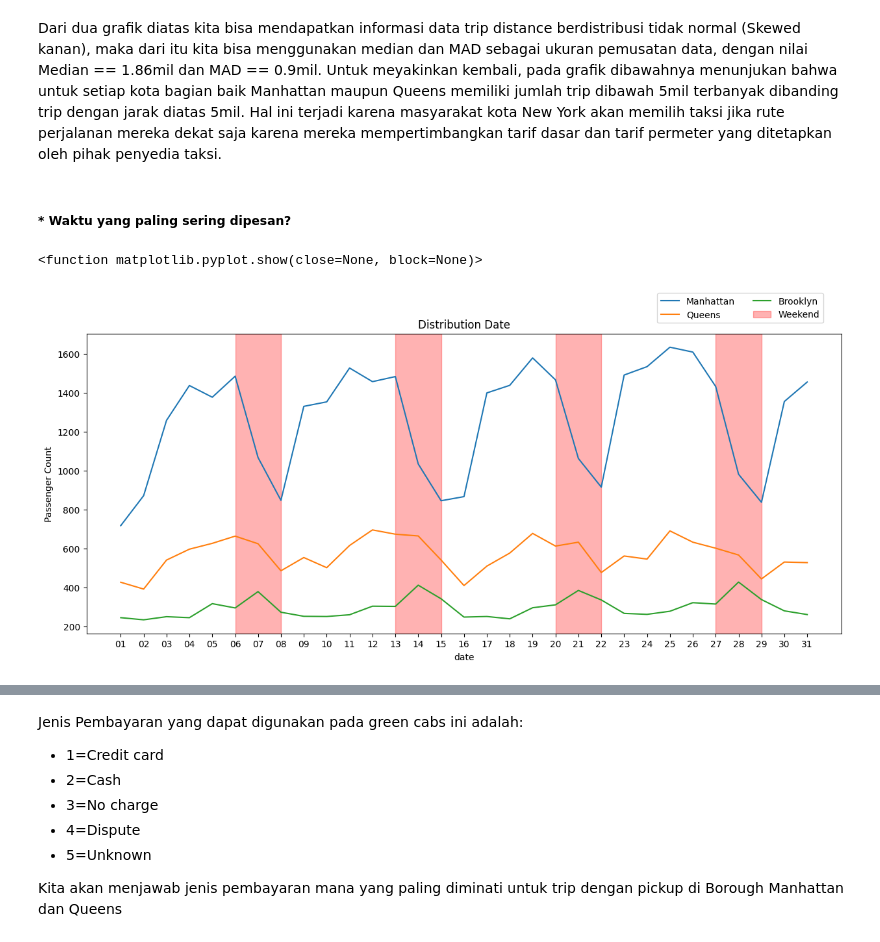
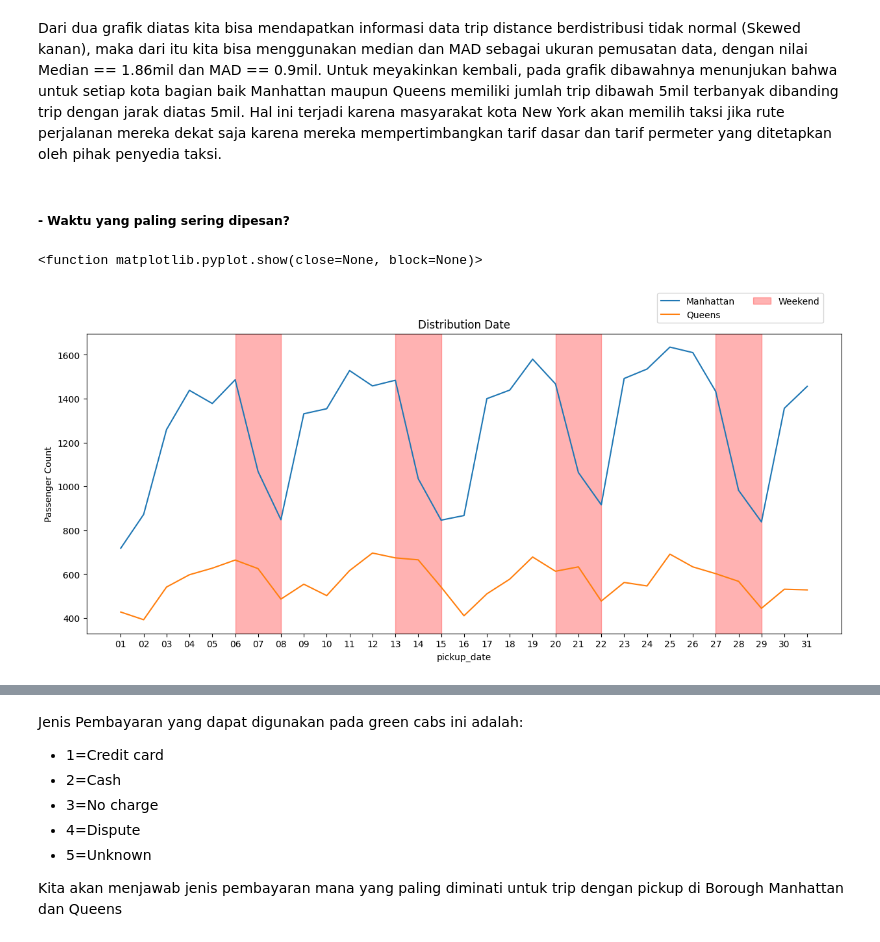
Before and after one commit to fathurizkym/ecommerce_churn_analysis, a Jupyter notebook: notebooks/Data_Analysis.ipynb, the cells around one changed output, grey strips where cells are left out. Drawn from its saved outputs; the diff is of its cells as text; code cells hidden in the pictures.

```diff
--- a/notebooks/Data_Analysis.ipynb
+++ b/notebooks/Data_Analysis.ipynb
@@ -17,6 +17,10 @@ pd.set_option("display.max_columns", None)
 pd.set_option("display.max_rows", 35)
 # %%
 df = pd.read_csv("D:\Purwadhika JCDS\Capstone Project\Modul-2\data\processed\data_clean.csv")
+df = df.astype({
+    'pickup_datetime': 'datetime64[s]',
+    'dropoff_datetime': 'datetime64[s]'
+})
 df
 # %% [output]
 |  | pickup_datetime | dropoff_datetime | trip_duration_minute | trip_distance | avg_speed_MPH | RatecodeID | ... |
@@ -404,38 +517,40 @@ plt.show();
 # %% [markdown]
 Dari dua grafik diatas kita bisa mendapatkan informasi data trip distance berdistribusi tidak normal (Skewed kanan), maka dari itu kita bisa menggunakan median dan MAD sebagai ukuran pemusatan data, dengan nilai Median == 1.86mil dan MAD == 0.9mil. Untuk meyakinkan kembali, pada grafik dibawahnya menunjukan bahwa untuk setiap kota bagian baik Manhattan maupun Queens memiliki jumlah trip dibawah 5mil terbanyak dibanding trip dengan jarak diatas 5mil. Hal ini terjadi karena masyarakat kota New York akan memilih taksi jika rute perjalanan mereka dekat saja karena mereka mempertimbangkan tarif dasar dan tarif permeter yang ditetapkan oleh pihak penyedia taksi.
 # %% [markdown]
-##### * Waktu yang paling sering dipesan?
+##### **- Waktu yang paling sering dipesan?**
-# %%
-# Buat kolom baru untuk mendapatkan trip berdasarkan hari
-
-df.insert(2, "day_of_week", pd.DatetimeIndex(df["pickup_datetime"]).day_name())
-df.insert(3, "date", df['pickup_datetime'].apply(lambda x: x[8:10]))
+# %%
+df.insert(2, "pickup_date", df.pickup_datetime.apply(lambda x: x.strftime("%d")).astype('object'))
+df.insert(3, "pickup_day", df.pickup_datetime.apply(lambda x: x.strftime("%a")).astype('object'))
+df.insert(4, "pickup_day_category", np.where(df.pickup_day.isin(['Mon', 'Tue', 'Wed', 'Thu', 'Fri']), 'Weekday', 'Weekend').astype('object'))
+df.insert(5, "pickup_week", df.pickup_datetime.apply(lambda x: x.strftime("%W")).astype('object'))
+df.insert(6, "pickup_hour", df.pickup_datetime.apply(lambda x: x.hour).astype('object'))
 # %%
+# Buat linechart distribusi waktu
+
 # Create data
-df_manhattan = df[df.PU_Borough=="Manhattan"][["date", "passenger_count"]].groupby("date").count()
-df_queens = df[df.PU_Borough=="Queens"][["date", "passenger_count"]].groupby("date").count()
-df_brooklyn = df[df.PU_Borough=="Brooklyn"][["date", "passenger_count"]].groupby("date").count()
+df_manhattan = df[df.PU_Borough=="Manhattan"][["pickup_date", "passenger_count"]].groupby("pickup_date").count()
+df_queens = df[df.PU_Borough=="Queens"][["pickup_date", "passenger_count"]].groupby("pickup_date").count()
+df_brooklyn = df[df.PU_Borough=="Brooklyn"][["pickup_date", "passenger_count"]].groupby("pickup_date").count()
 
 #  set figure size
 plt.style.use('default')
 plt.figure(figsize=(15,6))
 
 # Distribusi waktu berdasarkan Borough
-ax[0] = sns.lineplot(data=df_manhattan, x="date", y="passenger_count", errorbar=None)
-ax[0] = sns.lineplot(data=df_queens, x="date", y="passenger_count", errorbar=None)
-ax[0] = sns.lineplot(data=df_brooklyn, x="date", y="passenger_count", errorbar=None)
+ax[0] = sns.lineplot(data=df_manhattan, x="pickup_date", y="passenger_count", errorbar=None)
+ax[0] = sns.lineplot(data=df_queens, x="pickup_date", y="passenger_count", errorbar=None)
 plt.title("Distribution Date")
 plt.ylabel("Passenger Count")
 
 # create weekday lines
 plt.axvspan(5, 7, alpha=0.3, color='red')
 plt.axvspan(12, 14, alpha=0.3, color='red')
 plt.axvspan(19, 21, alpha=0.3, color='red')
 plt.axvspan(26, 28, alpha=0.3, color='red')
 
-plt.legend(["Manhattan", "Queens", "Brooklyn", "Weekend"], bbox_to_anchor =(0.75, 1.15), ncol = 2, loc="upper left")
+plt.legend(["Manhattan", "Queens", "Weekend"], bbox_to_anchor =(0.75, 1.15), ncol = 2, loc="upper left")
 
 plt.show
 # %% [output]
 <function matplotlib.pyplot.show(close=None, block=None)>
-[figure, old version]
+[figure, new version]
```
Also changed, not shown: parts of 19 cells of this notebook.
